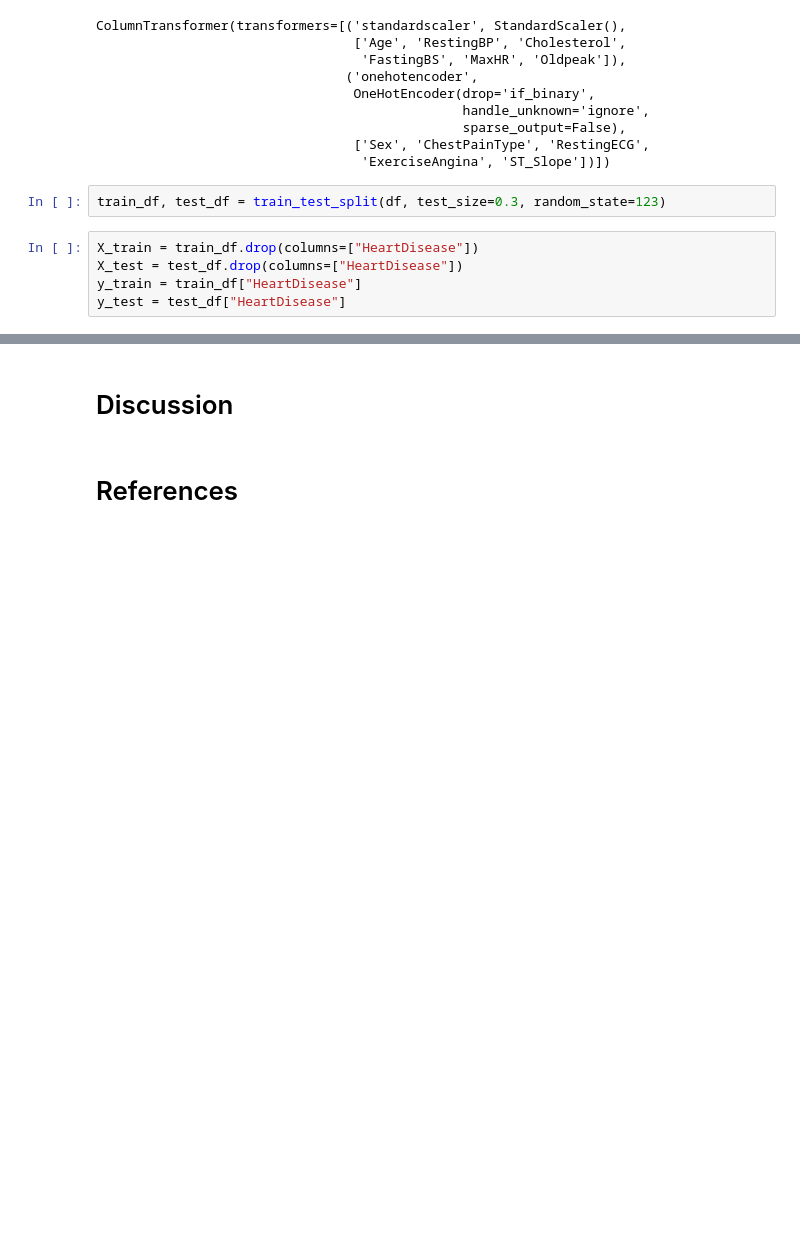
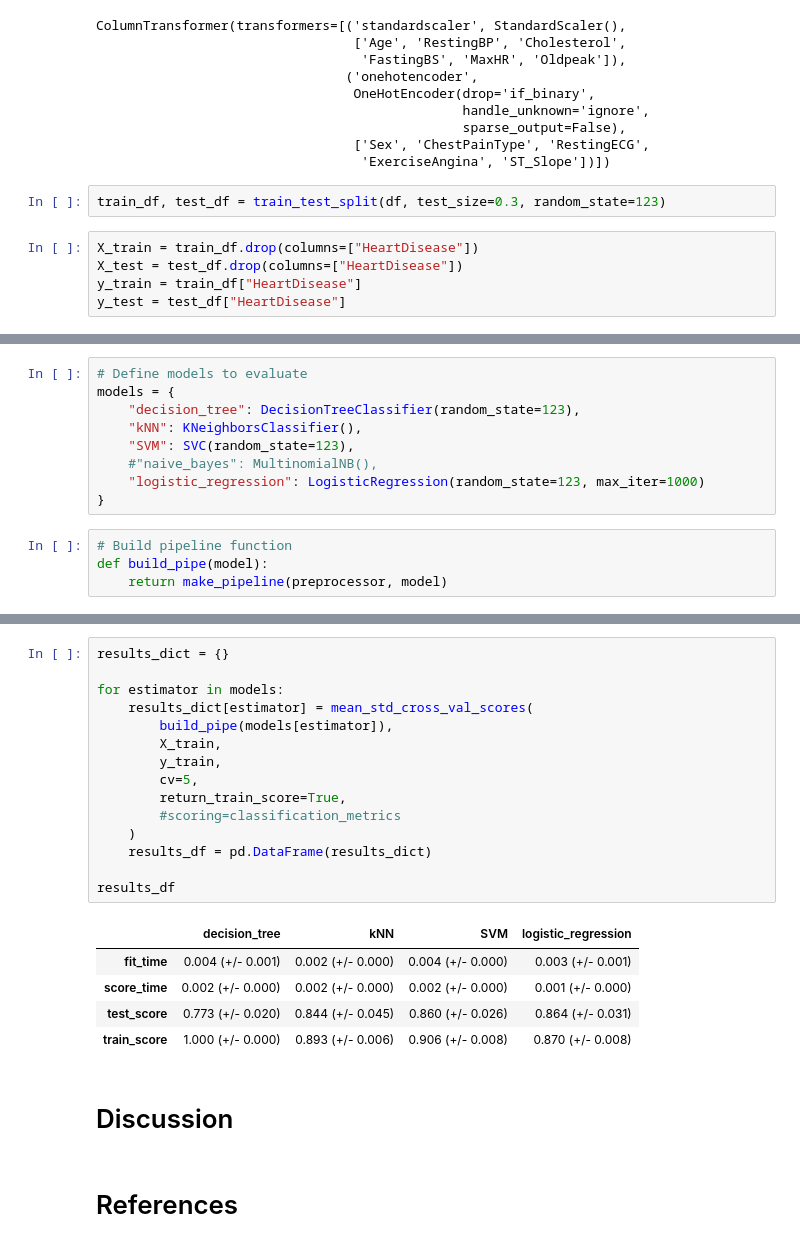
Before and after one commit to EricYangg/Heart-Failure-Classification, a Jupyter notebook: heart_disease_analysis.ipynb, the cells around one changed output, grey strips where cells are left out. Saved outputs shown, nothing was run; the diff lists cells and outputs as text; blank space fills up the shorter version.

```diff
--- a/heart_disease_analysis.ipynb
+++ b/heart_disease_analysis.ipynb
@@ -234,3 +236,16 @@ cross_val_results['dummy']
 | train_recall | 1.000 | 0.000 |
 | test_f1 | 0.708 | 0.002 |
 | train_f1 | 0.708 | 0.000 |
+# %%
+# Define models to evaluate
+models = {
+    "decision_tree": DecisionTreeClassifier(random_state=123),
+    "kNN": KNeighborsClassifier(),
+    "SVM": SVC(random_state=123),
+    #"naive_bayes": MultinomialNB(),
+    "logistic_regression": LogisticRegression(random_state=123, max_iter=1000)
+}
+# %%
+# Build pipeline function
+def build_pipe(model):
+    return make_pipeline(preprocessor, model)
@@ -237,3 +309,24 @@ cross_val_results['dummy']
+# %%
+results_dict = {}
+
+for estimator in models:
+    results_dict[estimator] = mean_std_cross_val_scores(
+        build_pipe(models[estimator]),
+        X_train,
+        y_train,
+        cv=5,
+        return_train_score=True,
+        #scoring=classification_metrics
+    )
+    results_df = pd.DataFrame(results_dict)
+
+results_df
+# %% [output]
+|  | decision_tree | kNN | SVM | logistic_regression |
+| fit_time | 0.004 (+/- 0.001) | 0.002 (+/- 0.000) | 0.004 (+/- 0.000) | 0.003 (+/- 0.001) |
+| score_time | 0.002 (+/- 0.000) | 0.002 (+/- 0.000) | 0.002 (+/- 0.000) | 0.001 (+/- 0.000) |
+| test_score | 0.773 (+/- 0.020) | 0.844 (+/- 0.045) | 0.860 (+/- 0.026) | 0.864 (+/- 0.031) |
+| train_score | 1.000 (+/- 0.000) | 0.893 (+/- 0.006) | 0.906 (+/- 0.008) | 0.870 (+/- 0.008) |
 # %% [markdown]
 # Discussion
 # %% [markdown]
```
Also changed, not shown: parts of 4 cells of this notebook.
